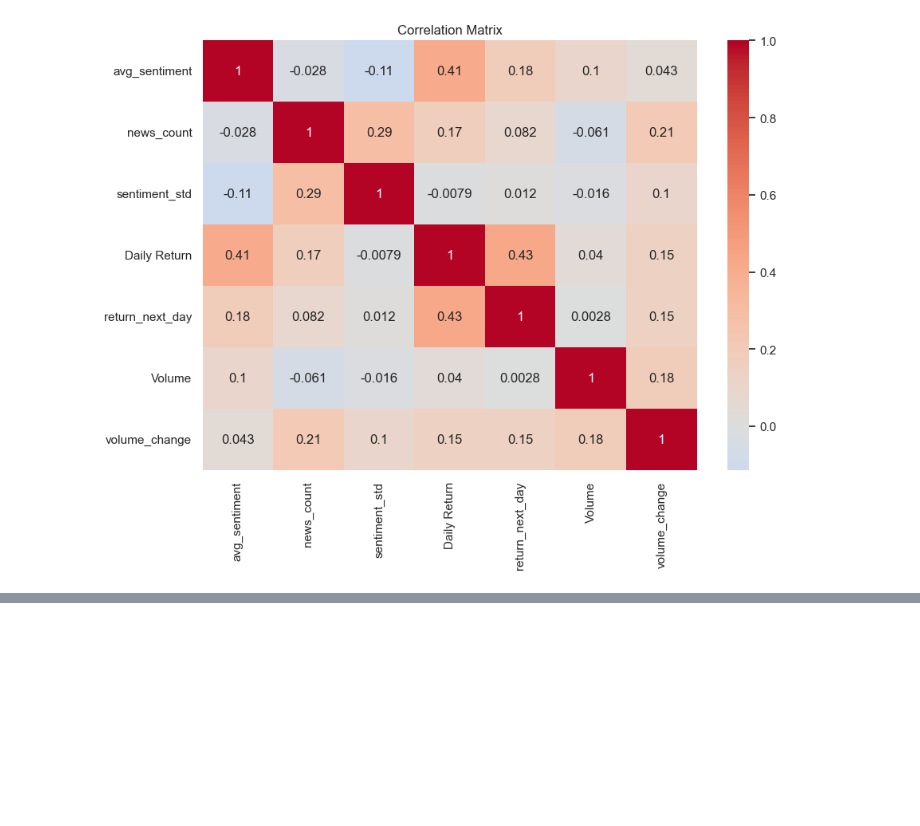
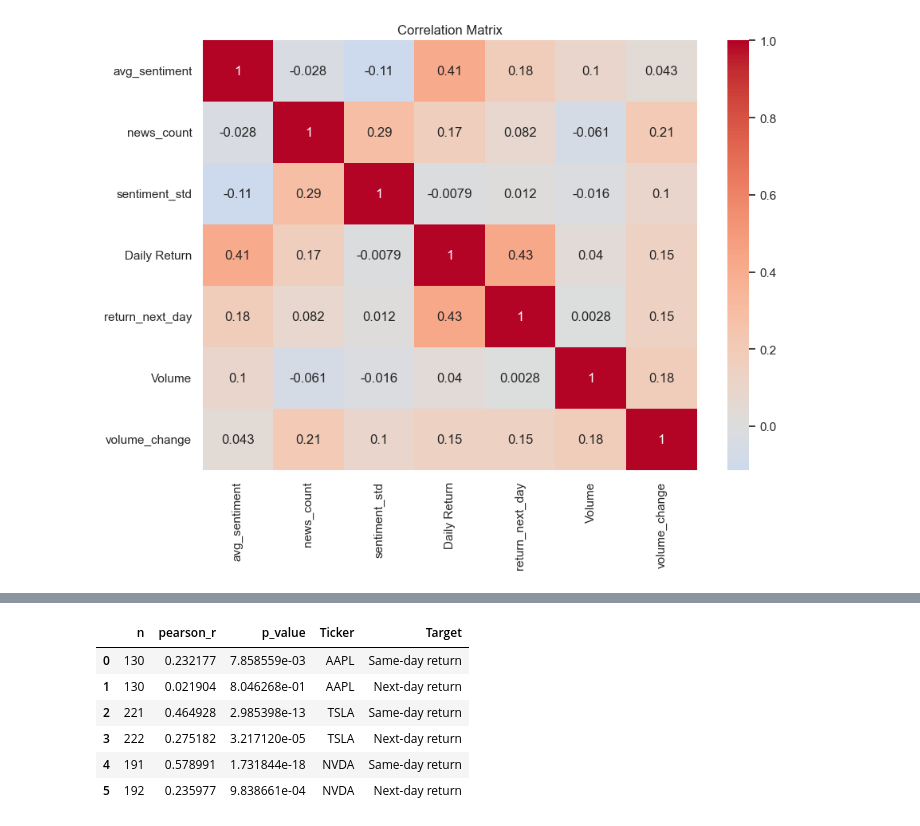
Before and after one commit to mtodoroff/DataScienceSoftuni, a Jupyter notebook: Financial_News_Stock_Market_Sentiment_Project.ipynb, the cells around one changed output, grey strips where cells are left out. Cells and saved outputs as stored; diff of their text form; code cells hidden in the pictures; blank space fills up the shorter version.

Commit message:
Adding Hypothesis testing and predictive modeling

```diff
--- a/Financial_News_Stock_Market_Sentiment_Project.ipynb
+++ b/Financial_News_Stock_Market_Sentiment_Project.ipynb
@@ -572,0 +585,42 @@ plt.show()
+# %%
+def correlation_test(data, x_col, y_col):
+    clean = data[[x_col, y_col]].dropna()
+    if len(clean) < 3:
+        return {
+            "n": len(clean),
+            "pearson_r": np.nan,
+            "p_value": np.nan
+        }
+
+    r, p = stats.pearsonr(clean[x_col], clean[y_col])
+    return {
+        "n": len(clean),
+        "pearson_r": r,
+        "p_value": p
+    }
+
+results = []
+
+for ticker in selected_tickers:
+    subset = model_df[model_df["Ticker"] == ticker]
+
+    same_day = correlation_test(subset, "avg_sentiment", "Daily Return")
+    same_day["Ticker"] = ticker
+    same_day["Target"] = "Same-day return"
+    results.append(same_day)
+
+    next_day = correlation_test(subset, "avg_sentiment", "return_next_day")
+    next_day["Ticker"] = ticker
+    next_day["Target"] = "Next-day return"
+    results.append(next_day)
+
+correlation_results = pd.DataFrame(results)
+display(correlation_results)
+# %% [output]
+|  | n | pearson_r | p_value | Ticker | Target |
+| 0 | 130 | 0.232177 | 7.858559e-03 | AAPL | Same-day return |
+| 1 | 130 | 0.021904 | 8.046268e-01 | AAPL | Next-day return |
+| 2 | 221 | 0.464928 | 2.985398e-13 | TSLA | Same-day return |
+| 3 | 222 | 0.275182 | 3.217120e-05 | TSLA | Next-day return |
+| 4 | 191 | 0.578991 | 1.731844e-18 | NVDA | Same-day return |
+| 5 | 192 | 0.235977 | 9.838661e-04 | NVDA | Next-day return |
```
Also changed, not shown: parts of 5 cells of this notebook.
